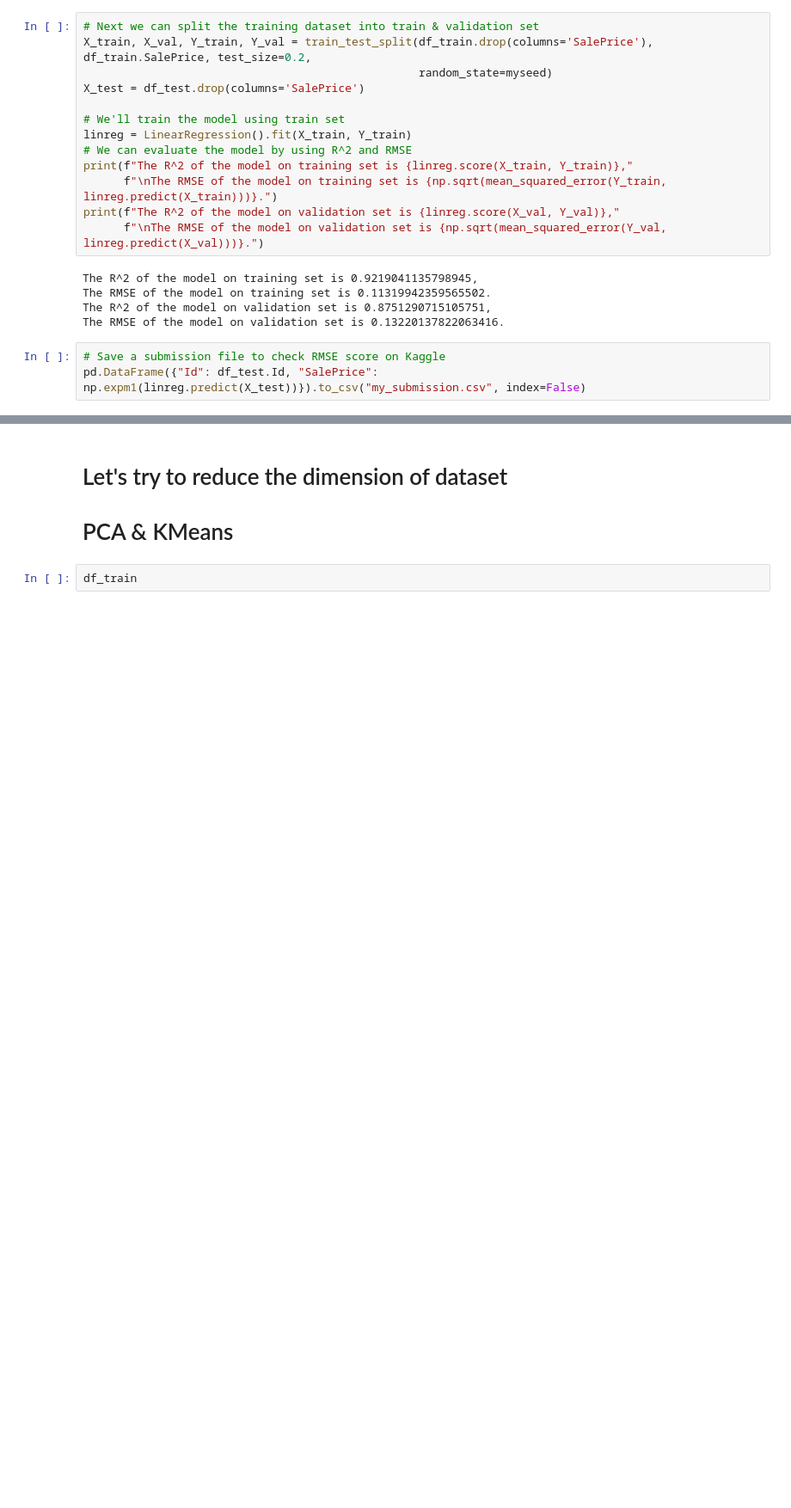
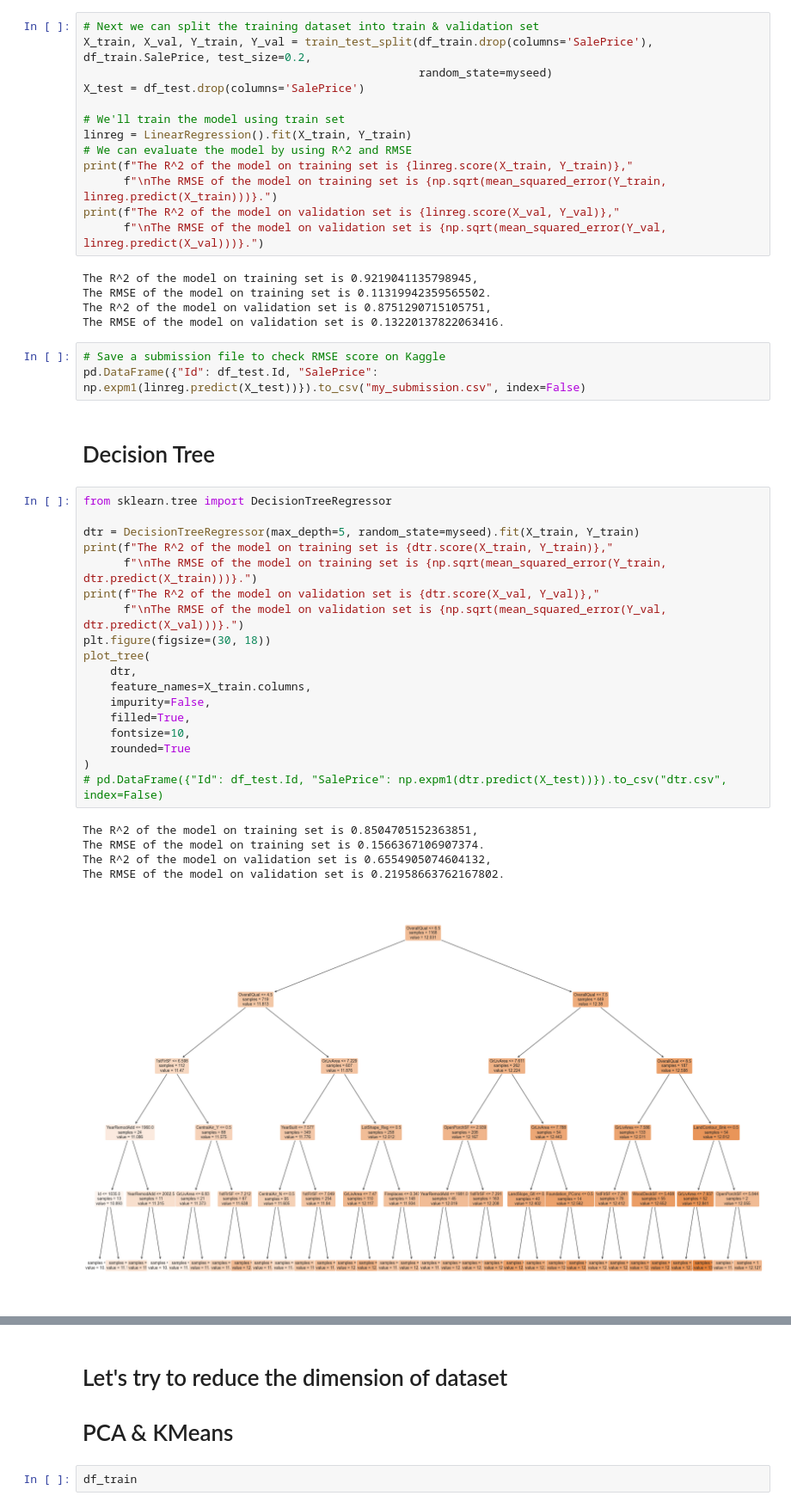
Before and after one commit to MungTsz/MATH3836-data_mining, a Jupyter notebook: property.ipynb, the cells around one changed output, grey strips where cells are left out. Shown at 86% size. Saved outputs shown, nothing was run; the diff lists cells and outputs as text; blank space fills up the shorter version.

Commit message:
- Added Decision Tree - Grid Search CV - Random Forest

```diff
--- a/property.ipynb
+++ b/property.ipynb
@@ -271,3 +300,29 @@ The RMSE of the model on validation set is 0.13220137822063416.
 # %%
 # Save a submission file to check RMSE score on Kaggle
 pd.DataFrame({"Id": df_test.Id, "SalePrice": np.expm1(linreg.predict(X_test))}).to_csv("my_submission.csv", index=False)
+# %% [markdown]
+# Decision Tree
+# %%
+from sklearn.tree import DecisionTreeRegressor
+
+dtr = DecisionTreeRegressor(max_depth=5, random_state=myseed).fit(X_train, Y_train)
+print(f"The R^2 of the model on training set is {dtr.score(X_train, Y_train)},"
+      f"\nThe RMSE of the model on training set is {np.sqrt(mean_squared_error(Y_train, dtr.predict(X_train)))}.")
+print(f"The R^2 of the model on validation set is {dtr.score(X_val, Y_val)},"
+      f"\nThe RMSE of the model on validation set is {np.sqrt(mean_squared_error(Y_val, dtr.predict(X_val)))}.")
+plt.figure(figsize=(30, 18))
+plot_tree(
+    dtr,
+    feature_names=X_train.columns,
+    impurity=False,
+    filled=True,
+    fontsize=10,
+    rounded=True
+)
+# pd.DataFrame({"Id": df_test.Id, "SalePrice": np.expm1(dtr.predict(X_test))}).to_csv("dtr.csv", index=False)
+# %% [output]
+The R^2 of the model on training set is 0.8504705152363851,
+The RMSE of the model on training set is 0.1566367106907374.
+The R^2 of the model on validation set is 0.6554905074604132,
+The RMSE of the model on validation set is 0.21958663762167802.
+[figure, added]
```
Also changed, not shown: parts of 6 cells of this notebook.
